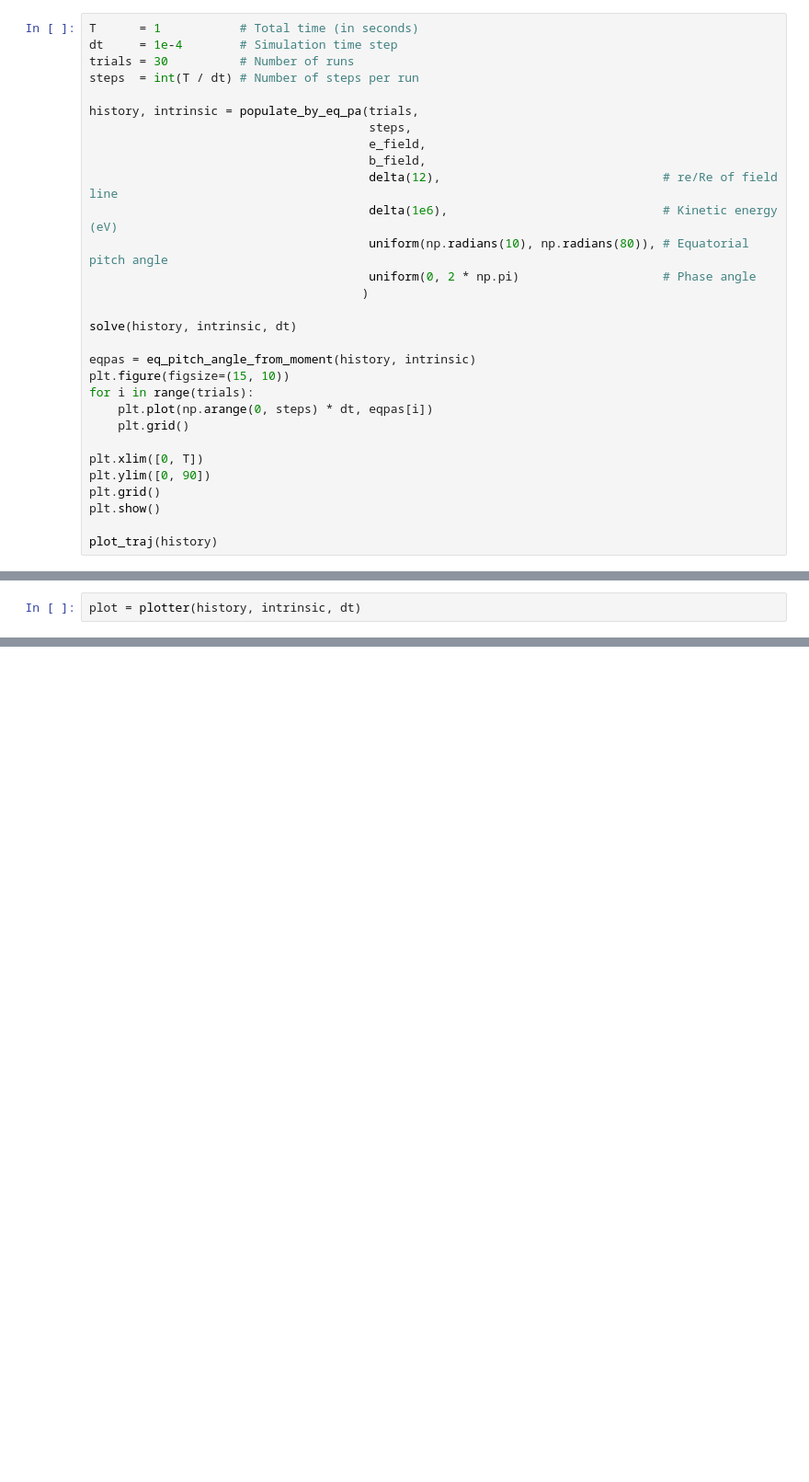
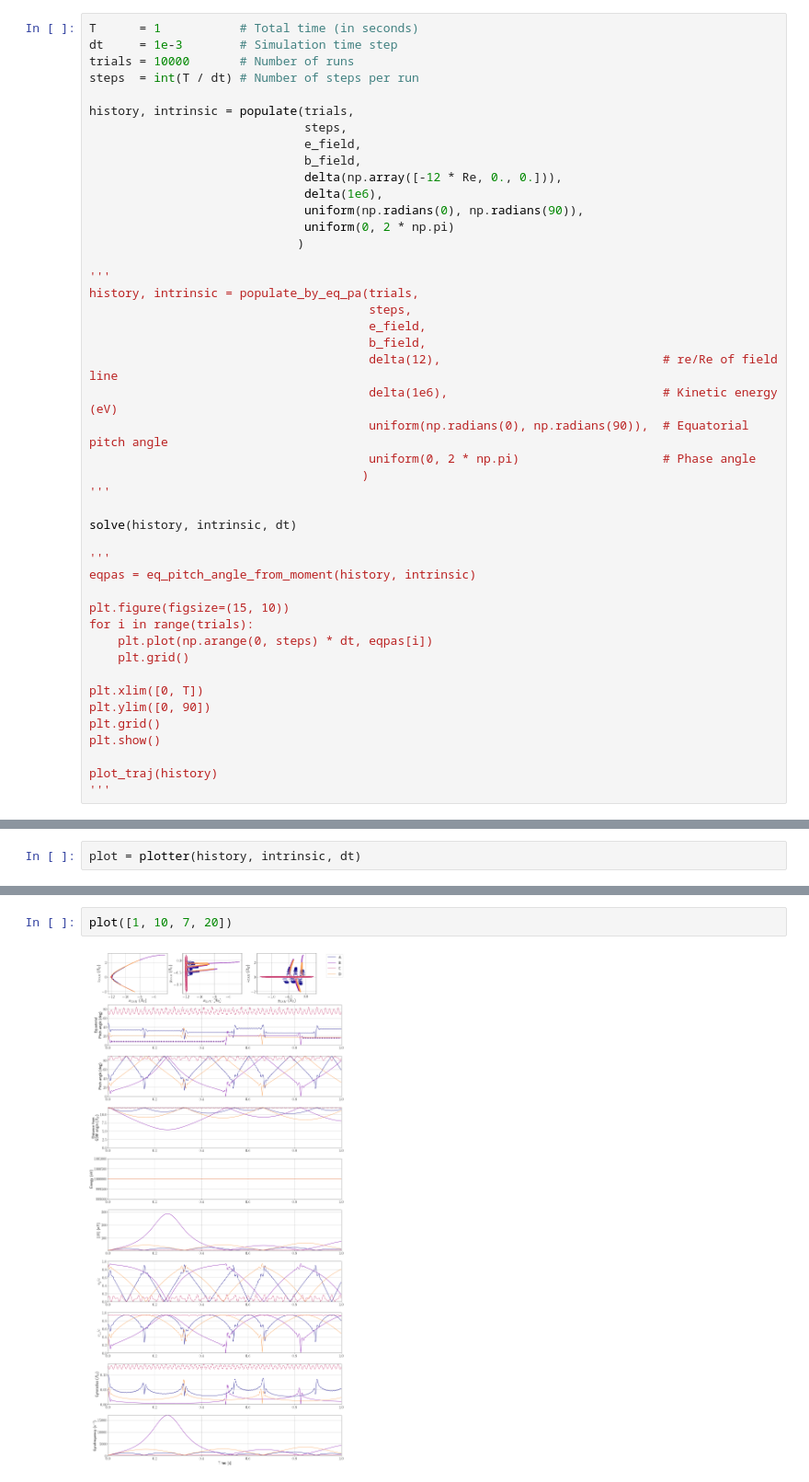
Before and after one commit to zbeever/cpt-solver, a Jupyter notebook: eq_pitch_angle_analysis.ipynb, the cells around one changed output, grey strips where cells are left out. Shown at 92% size. Cells and saved outputs as stored; diff of their text form; blank space fills up the shorter version.

```diff
--- a/eq_pitch_angle_analysis.ipynb
+++ b/eq_pitch_angle_analysis.ipynb
@@ -64,22 +64,36 @@ plt.show()
 # %%
 T      = 1           # Total time (in seconds)
-dt     = 1e-4        # Simulation time step
-trials = 30          # Number of runs
+dt     = 1e-3        # Simulation time step
+trials = 10000       # Number of runs
 steps  = int(T / dt) # Number of steps per run
 
+history, intrinsic = populate(trials,
+                              steps,
+                              e_field,
+                              b_field,
+                              delta(np.array([-12 * Re, 0., 0.])),
+                              delta(1e6),
+                              uniform(np.radians(0), np.radians(90)),
+                              uniform(0, 2 * np.pi)
+                             )
+
+'''
 history, intrinsic = populate_by_eq_pa(trials,
                                        steps,
                                        e_field,
                                        b_field,
                                        delta(12),                               # re/Re of field line
                                        delta(1e6),                              # Kinetic energy (eV)
-                                       uniform(np.radians(10), np.radians(80)), # Equatorial pitch angle
+                                       uniform(np.radians(0), np.radians(90)),  # Equatorial pitch angle
                                        uniform(0, 2 * np.pi)                    # Phase angle
                                       )
+'''
 
 solve(history, intrinsic, dt)
 
+'''
 eqpas = eq_pitch_angle_from_moment(history, intrinsic)
+
 plt.figure(figsize=(15, 10))
 for i in range(trials):
     plt.plot(np.arange(0, steps) * dt, eqpas[i])
@@ -91,4 +105,5 @@ plt.grid()
 plt.show()
 
 plot_traj(history)
+'''
 # %% [output]
@@ -135,0 +113,4 @@ plt.show()
+# %%
+plot([1, 10, 7, 20])
+# %% [output]
+[figure, added]
```
Also changed, not shown: parts of 15 cells of this notebook, 3 other files.
